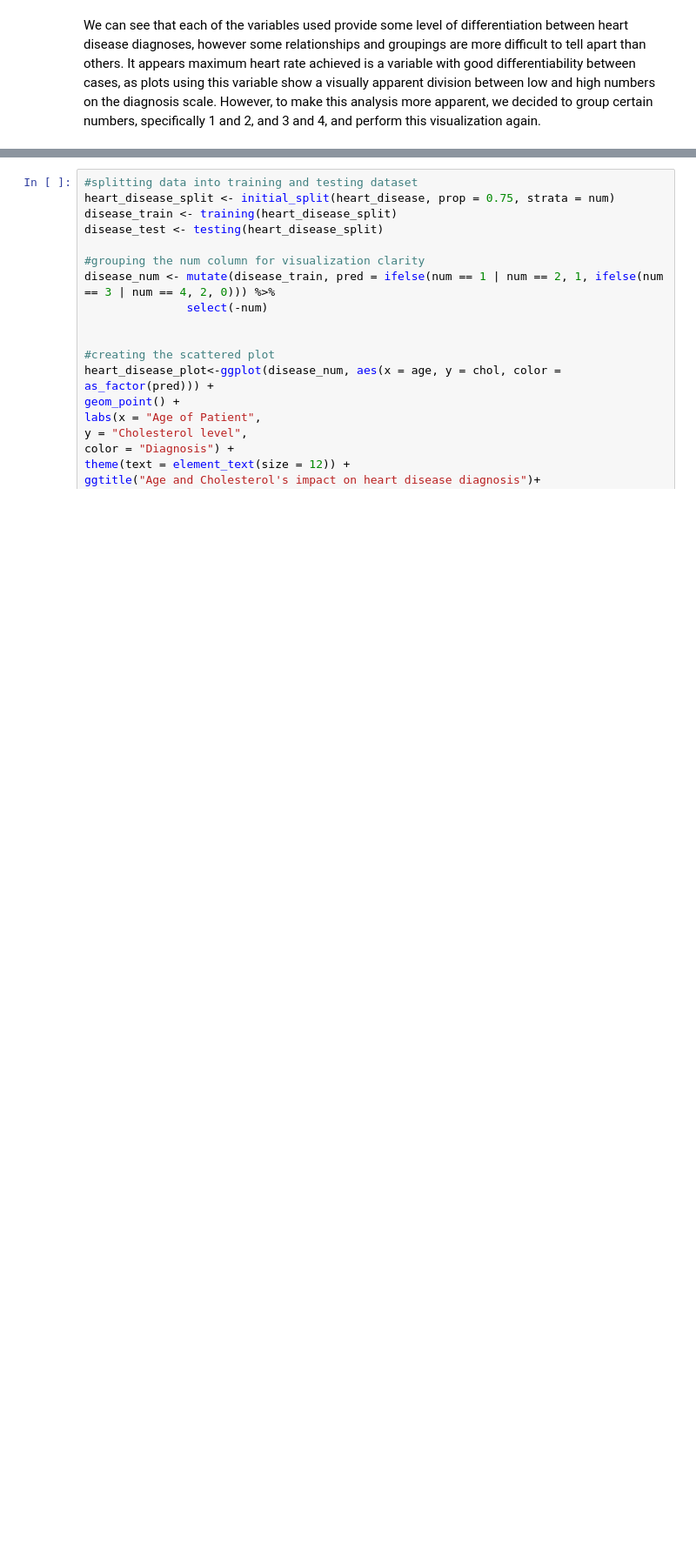
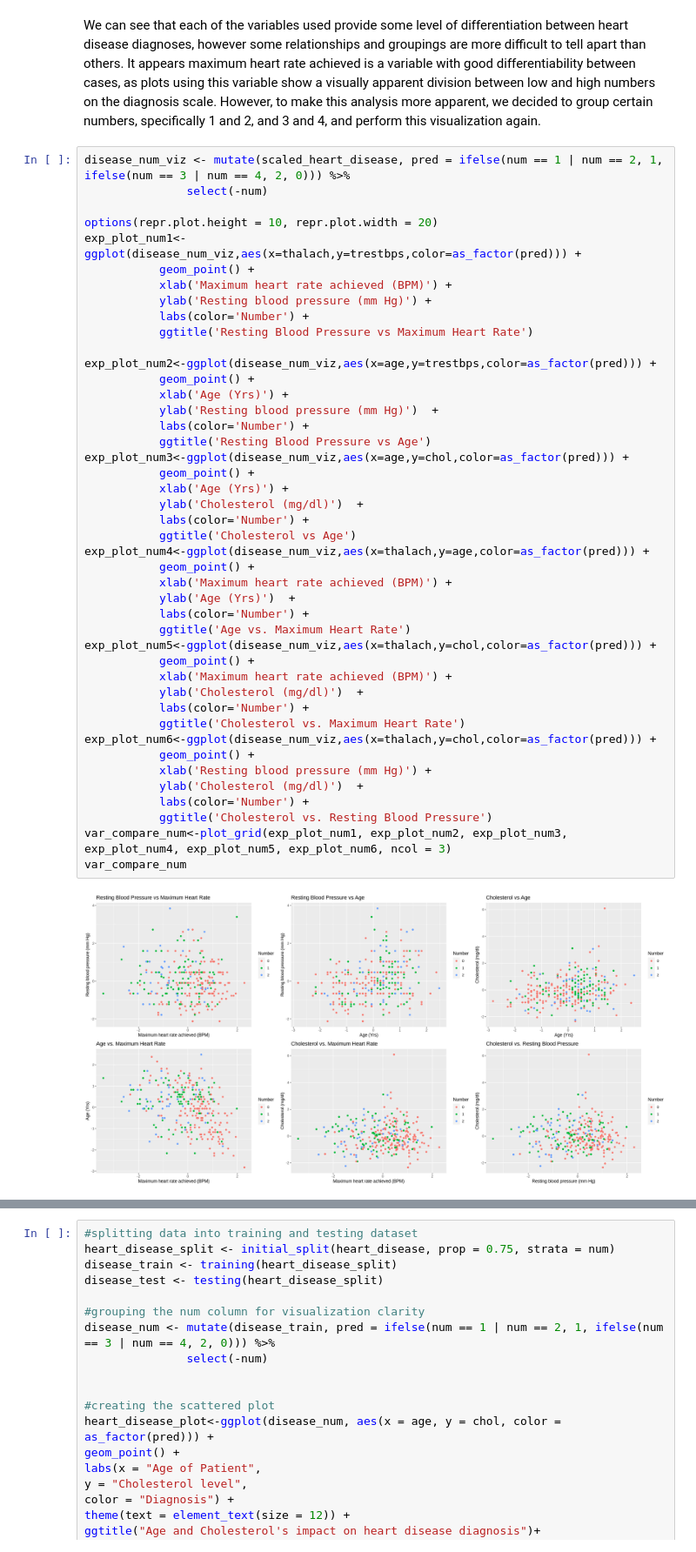
Before and after one commit to 19Lefoue/Heart_disease, a Jupyter notebook: Heart_disease.ipynb, the cells around one changed output, grey strips where cells are left out. Shown at 87% size. Saved outputs shown, nothing was run; the diff lists cells and outputs as text; blank space fills up the shorter version.

Commit message:
Additional visualization.

```diff
--- a/Heart_disease.ipynb
+++ b/Heart_disease.ipynb
@@ -116,3 +116,49 @@ plot_grid(exp_plot1, exp_plot2, exp_plot3, exp_plot4, exp_plot5, exp_plot6, ncol
 [figure]
 # %% [markdown]
 We can see that each of the variables used provide some level of differentiation between heart disease diagnoses, however some relationships and groupings are more difficult to tell apart than others. It appears maximum heart rate achieved is a variable with good differentiability between cases, as plots using this variable show a visually apparent division between low and high numbers on the diagnosis scale. However, to make this analysis more apparent, we decided to group certain numbers, specifically 1 and 2, and 3 and 4, and perform this visualization again.
+# %%
+disease_num_viz <- mutate(scaled_heart_disease, pred = ifelse(num == 1 | num == 2, 1, ifelse(num == 3 | num == 4, 2, 0))) %>%
+               select(-num)
+
+options(repr.plot.height = 10, repr.plot.width = 20)
+exp_plot_num1<-ggplot(disease_num_viz,aes(x=thalach,y=trestbps,color=as_factor(pred))) +
+           geom_point() +
+           xlab('Maximum heart rate achieved (BPM)') +
+           ylab('Resting blood pressure (mm Hg)') +
+           labs(color='Number') +
+           ggtitle('Resting Blood Pressure vs Maximum Heart Rate')
+
+exp_plot_num2<-ggplot(disease_num_viz,aes(x=age,y=trestbps,color=as_factor(pred))) +
+           geom_point() +
+           xlab('Age (Yrs)') +
+           ylab('Resting blood pressure (mm Hg)')  +
+           labs(color='Number') +
+           ggtitle('Resting Blood Pressure vs Age')
+exp_plot_num3<-ggplot(disease_num_viz,aes(x=age,y=chol,color=as_factor(pred))) +
+           geom_point() +
+           xlab('Age (Yrs)') +
+           ylab('Cholesterol (mg/dl)')  +
+           labs(color='Number') +
+           ggtitle('Cholesterol vs Age')
+exp_plot_num4<-ggplot(disease_num_viz,aes(x=thalach,y=age,color=as_factor(pred))) +
+           geom_point() +
+           xlab('Maximum heart rate achieved (BPM)') +
+           ylab('Age (Yrs)')  +
+           labs(color='Number') +
+           ggtitle('Age vs. Maximum Heart Rate')
+exp_plot_num5<-ggplot(disease_num_viz,aes(x=thalach,y=chol,color=as_factor(pred))) +
+           geom_point() +
+           xlab('Maximum heart rate achieved (BPM)') +
+           ylab('Cholesterol (mg/dl)')  +
+           labs(color='Number') +
+           ggtitle('Cholesterol vs. Maximum Heart Rate')
+exp_plot_num6<-ggplot(disease_num_viz,aes(x=thalach,y=chol,color=as_factor(pred))) +
+           geom_point() +
+           xlab('Resting blood pressure (mm Hg)') +
+           ylab('Cholesterol (mg/dl)')  +
+           labs(color='Number') +
+           ggtitle('Cholesterol vs. Resting Blood Pressure')
+var_compare_num<-plot_grid(exp_plot_num1, exp_plot_num2, exp_plot_num3, exp_plot_num4, exp_plot_num5, exp_plot_num6, ncol = 3)
+var_compare_num
+# %% [output]
+[figure, added]
```
Also changed, not shown: parts of 2 cells of this notebook.
